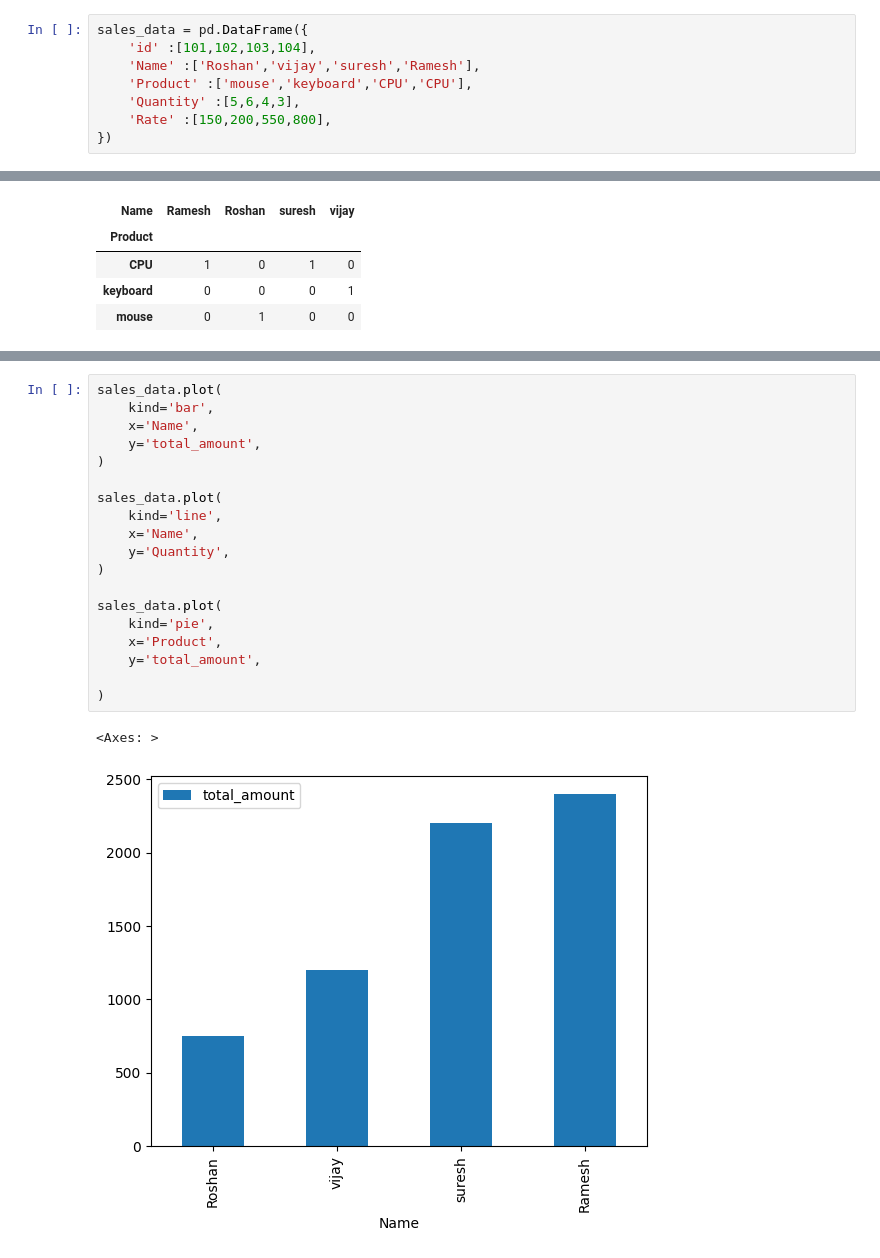
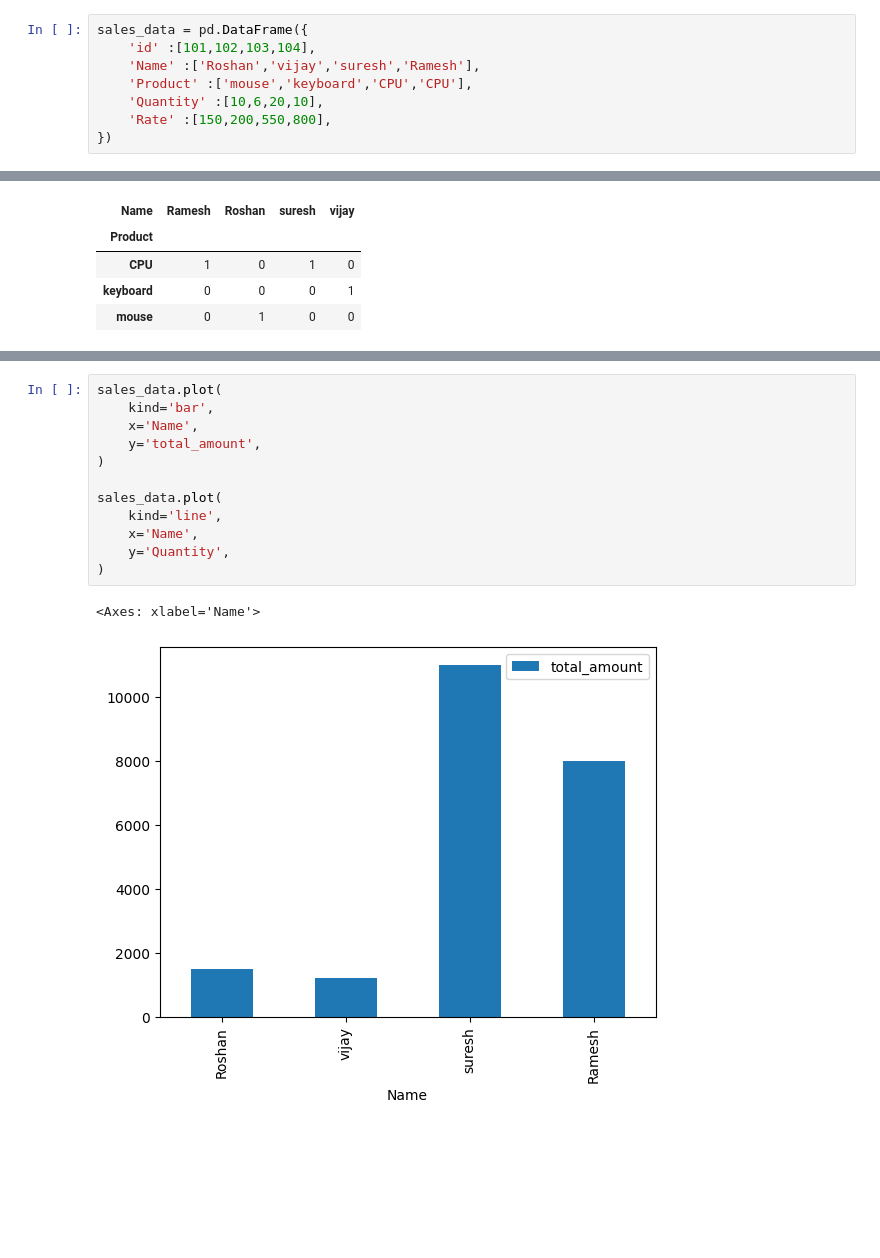
Before and after one commit to helloharendra/Python-DS-AI-11-AM-12-30PM, a Jupyter notebook: roshan/analytics/day26.ipynb, the cells around one changed output, grey strips where cells are left out. Saved outputs shown, nothing was run; the diff lists cells and outputs as text; blank space fills up the shorter version.

```diff
--- a/roshan/analytics/day26.ipynb
+++ b/roshan/analytics/day26.ipynb
@@ -566,7 +565,7 @@ sales_data = pd.DataFrame({
     'id' :[101,102,103,104],
     'Name' :['Roshan','vijay','suresh','Ramesh'],
     'Product' :['mouse','keyboard','CPU','CPU'],
-    'Quantity' :[5,6,4,3],
+    'Quantity' :[10,6,20,10],
     'Rate' :[150,200,550,800],
 })
 # %%
@@ -638,22 +637,15 @@ sales_data
 # %%
 sales_data.plot(
     kind='bar',
     x='Name',
     y='total_amount',
 )
 
 sales_data.plot(
     kind='line',
     x='Name',
     y='Quantity',
 )
-
-sales_data.plot(
-    kind='pie',
-    x='Product',
-    y='total_amount',
-
-)
 # %% [output]
-<Axes: >
+<Axes: xlabel='Name'>
-[figure, old version]
+[figure, new version]
```
Also changed, not shown: parts of 7 cells of this notebook, 1 other file.
